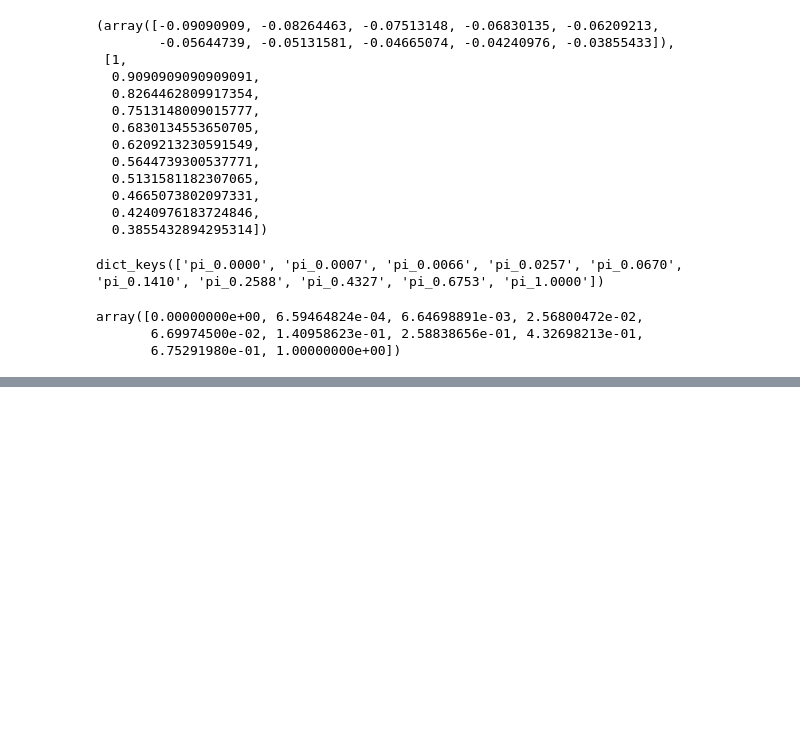
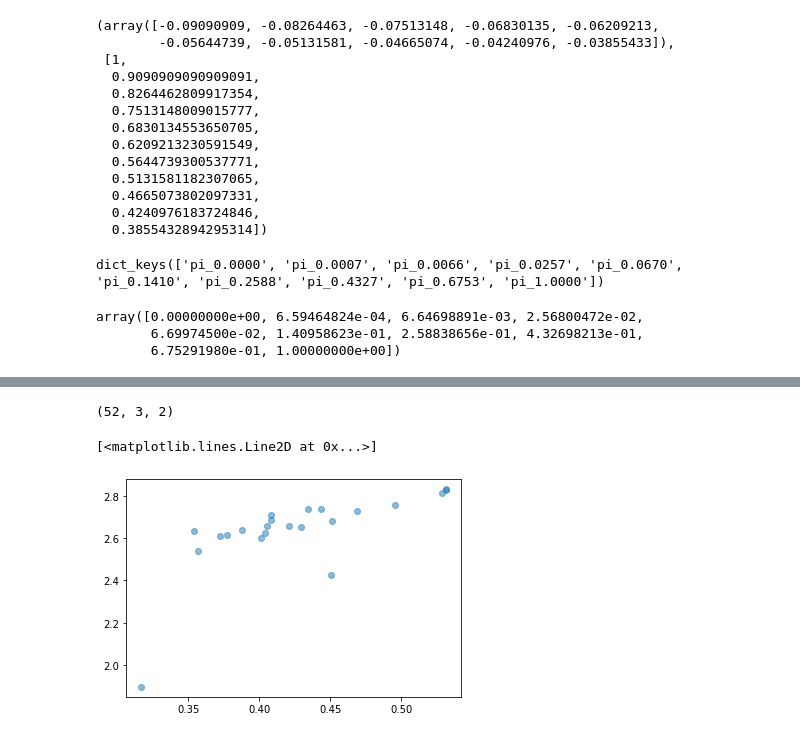
Before and after one commit to Wraithmat/Bayesian-Clustering, a Jupyter notebook: test_.ipynb, the cells around one changed output, grey strips where cells are left out. Drawn from its saved outputs; the diff is of its cells as text; code cells hidden in the pictures; blank space fills up the shorter version.

Commit message:
Gibbs sampler debugged

```diff
--- a/test_.ipynb
+++ b/test_.ipynb
@@ -57,0 +82,6 @@ array([0.00000000e+00, 6.59464824e-04, 6.64698891e-03, 2.56800472e-02,
+# %%
+data_=np.load('./data/data_new.npy')
+data=data_[:,:-1]
+true_labels=data_[:,-1]
+sampler=DiffusionGibbs(data, alpha=[1,2,1.5], hot_start=1, n_iter=1500)
+print(sampler.pi, sampler.mus, sampler.Sigmas, len(sampler.mus), sampler.pi, sampler.nu, sampler.lambda_)
@@ -57,0 +146,8 @@ array([0.00000000e+00, 6.59464824e-04, 6.64698891e-03, 2.56800472e-02,
+# %%
+sampler.init_params(hot_start=0)
+sampler.n_iter=50
+dict2=sampler.diffusion_gibbs()
+# %%
+dict2['mus_%.7f'%1].shape
+# %% [output]
+(52, 3, 2)
@@ -57,0 +156,5 @@ array([0.00000000e+00, 6.59464824e-04, 6.64698891e-03, 2.56800472e-02,
+# %%
+plt.plot(dict2['mus_%.7f'%1][30:,0,0],dict2['mus_%.7f'%1][30:,0,1], 'o', alpha=0.5)
+# %% [output]
+[<matplotlib.lines.Line2D at 0x...>]
+[figure, added]
```
Also changed, not shown: parts of 21 cells of this notebook, 3 other files.
